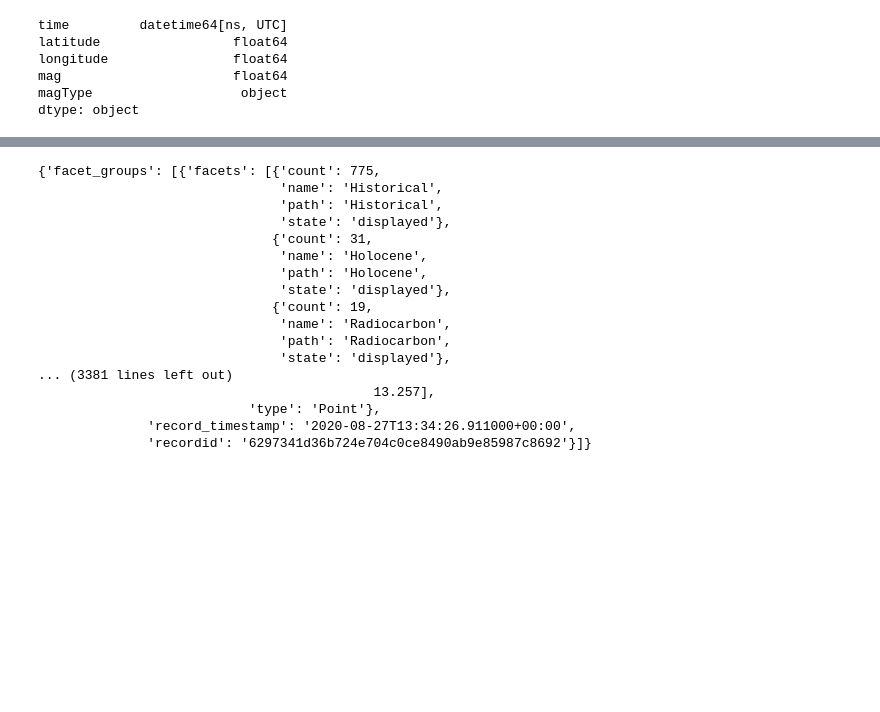
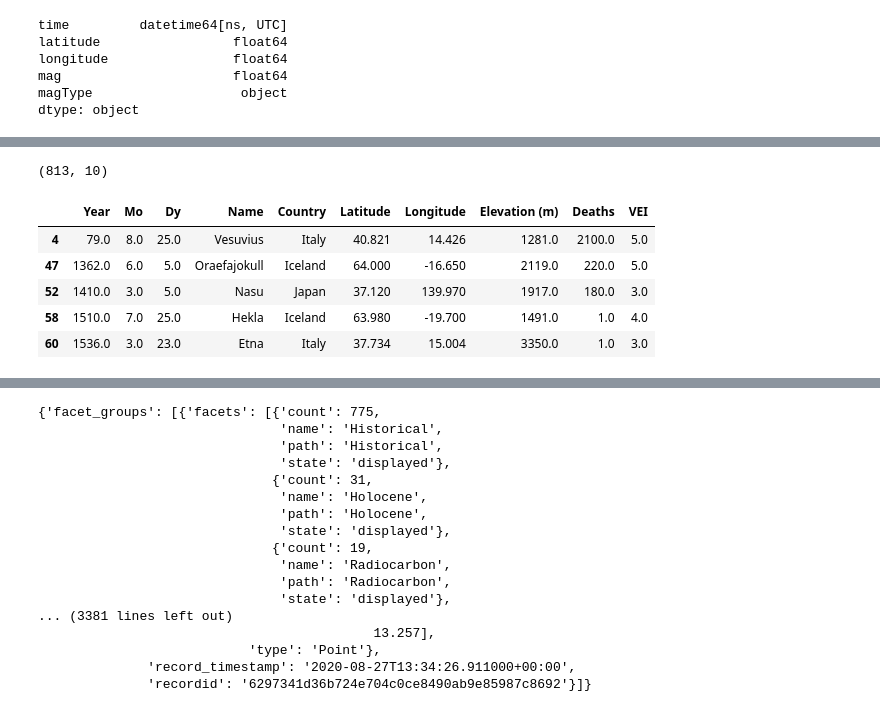
Before and after one commit to ander1908/Project_3_Volcanoes, a Jupyter notebook: Cleaning.py/Untitled.ipynb, the cells around one changed output, grey strips where cells are left out. Saved outputs shown, nothing was run; the diff lists cells and outputs as text; code cells hidden in the pictures; blank space fills up the shorter version.

```diff
--- a/Cleaning.py/Untitled.ipynb
+++ b/Cleaning.py/Untitled.ipynb
@@ -68,3 +68,8 @@ longitude                float64
 mag                      float64
 magType                   object
 dtype: object
+# %%
+#CSV Volcano Data reading and column checking
+prevol_data = "Resources/vol_data1.csv"
+prevol_dataDF = pd.read_csv(prevol_data, encoding="utf-8")
+prevol_dataDF.columns
@@ -70,0 +108,17 @@ dtype: object
+# %%
+#Fliter the DF to our desired columns
+vol_cols = ["Year", "Mo", "Dy", "Name", "Country", "Latitude", "Longitude", "Elevation (m)", "Deaths", "VEI"]
+vol_dataDF= prevol_dataDF[vol_cols].copy()
+
+#Clean
+print(vol_dataDF.shape)
+vol_dataDF = vol_dataDF.dropna()
+vol_dataDF.head()
+# %% [output]
+(813, 10)
+|  | Year | Mo | Dy | Name | Country | Latitude | Longitude | Elevation (m) | Deaths | VEI |
+| 4 | 79.0 | 8.0 | 25.0 | Vesuvius | Italy | 40.821 | 14.426 | 1281.0 | 2100.0 | 5.0 |
+| 47 | 1362.0 | 6.0 | 5.0 | Oraefajokull | Iceland | 64.000 | -16.650 | 2119.0 | 220.0 | 5.0 |
+| 52 | 1410.0 | 3.0 | 5.0 | Nasu | Japan | 37.120 | 139.970 | 1917.0 | 180.0 | 3.0 |
+| 58 | 1510.0 | 7.0 | 25.0 | Hekla | Iceland | 63.980 | -19.700 | 1491.0 | 1.0 | 4.0 |
+| 60 | 1536.0 | 3.0 | 23.0 | Etna | Italy | 37.734 | 15.004 | 3350.0 | 1.0 | 3.0 |
```
Also changed, not shown: parts of 7 cells of this notebook, 1 other file.
